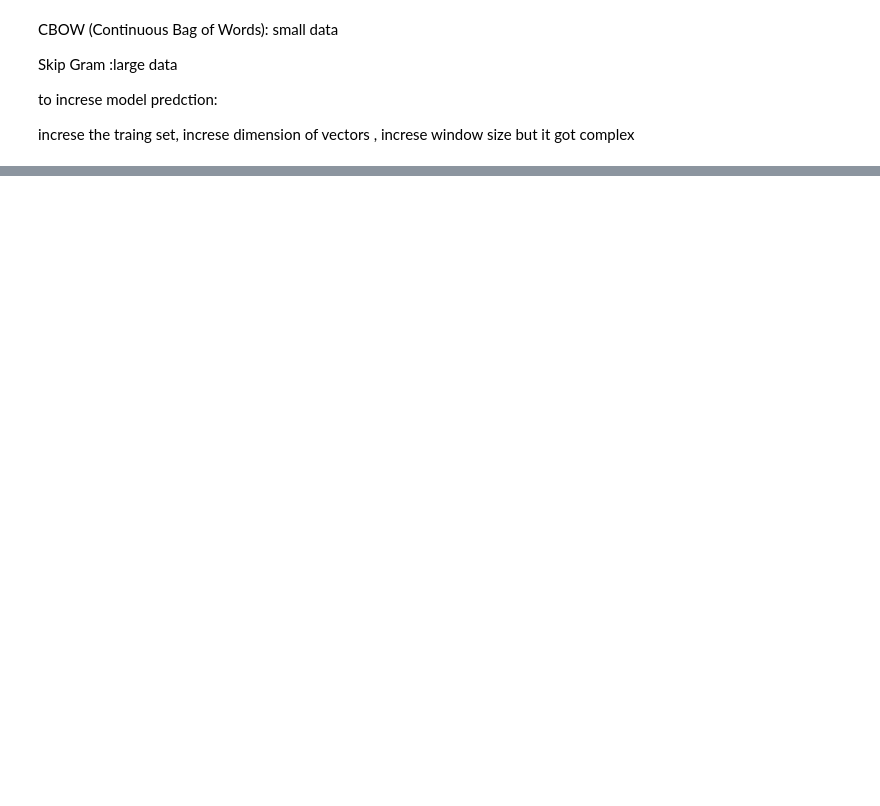
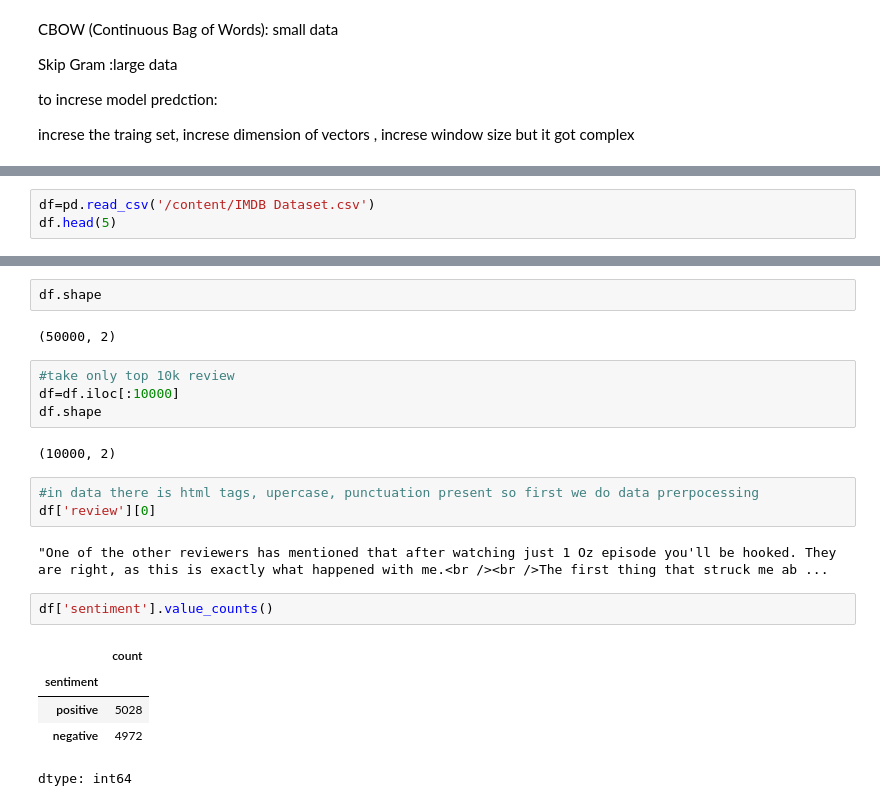
Before and after one commit to payal500/practice-series-, a Jupyter notebook: nlp_practice.ipynb, the cells around one changed output, grey strips where cells are left out. Drawn from its saved outputs; the diff is of its cells as text; blank space fills up the shorter version.

```diff
--- a/nlp_practice.ipynb
+++ b/nlp_practice.ipynb
@@ -465,0 +470,3 @@ increse the traing set, increse dimension of vectors , increse window size but i
+# %%
+df=pd.read_csv('/content/IMDB Dataset.csv')
+df.head(5)
@@ -465,0 +480,23 @@ increse the traing set, increse dimension of vectors , increse window size but i
+# %%
+df.shape
+# %% [output]
+(50000, 2)
+# %%
+#take only top 10k review
+df=df.iloc[:10000]
+df.shape
+# %% [output]
+(10000, 2)
+# %%
+#in data there is html tags, upercase, punctuation present so first we do data prerpocessing
+df['review'][0]
+# %% [output]
+"One of the other reviewers has mentioned that after watching just 1 Oz episode you'll be hooked. They are right, as this is exactly what happened with me.<br /><br />The first thing that struck me ab ...
+# %%
+df['sentiment'].value_counts()
+# %% [output]
+|  | count |
+| sentiment |  |
+| positive | 5028 |
+| negative | 4972 |
+dtype: int64
```
Also changed, not shown: parts of 28 cells of this notebook.
